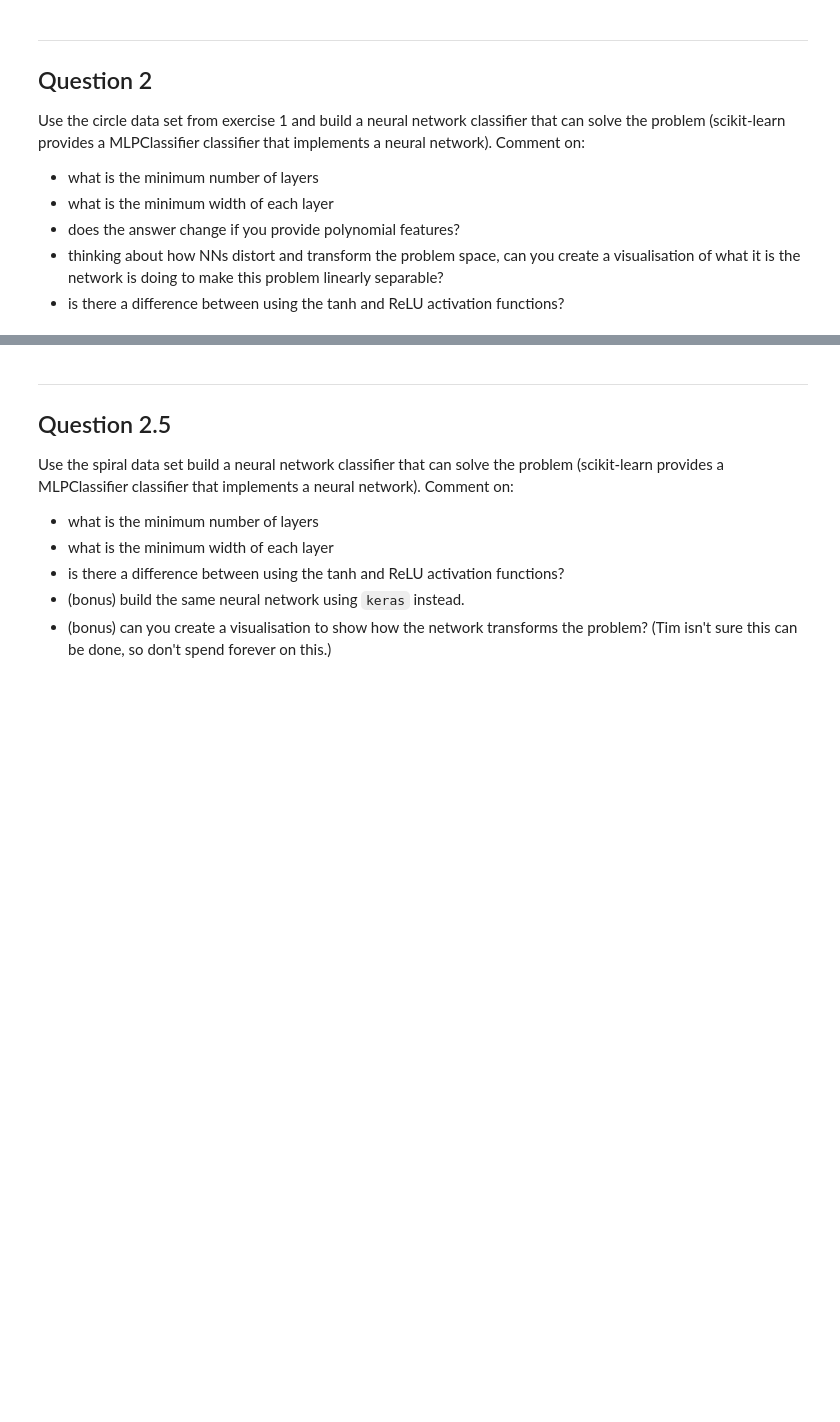
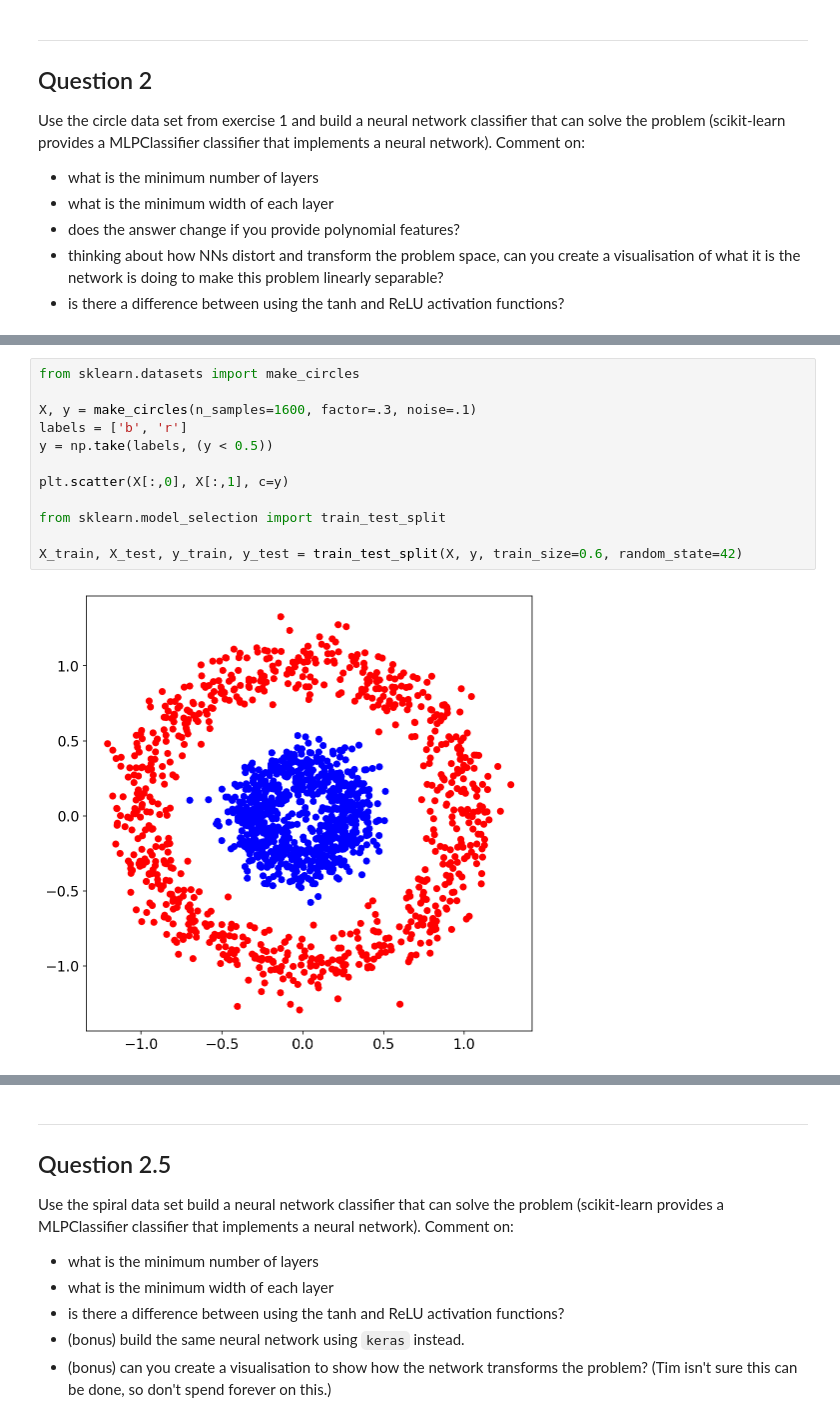
Before and after one commit to sharkovsky/advanced-comp-2017, a Jupyter notebook: 03-neural-networks/exercise-solutions.ipynb, the cells around one changed output, grey strips where cells are left out. Saved outputs shown, nothing was run; the diff lists cells and outputs as text; blank space fills up the shorter version.

```diff
--- a/03-neural-networks/exercise-solutions.ipynb
+++ b/03-neural-networks/exercise-solutions.ipynb
@@ -161,0 +229,14 @@ Use the circle data set from exercise 1 and build a neural network classifier th
+# %%
+from sklearn.datasets import make_circles
+
+X, y = make_circles(n_samples=1600, factor=.3, noise=.1)
+labels = ['b', 'r']
+y = np.take(labels, (y < 0.5))
+
+plt.scatter(X[:,0], X[:,1], c=y)
+
+from sklearn.model_selection import train_test_split
+
+X_train, X_test, y_train, y_test = train_test_split(X, y, train_size=0.6, random_state=42)
+# %% [output]
+[figure, added]
```
Also changed, not shown: parts of 44 cells of this notebook, 14 other files.
